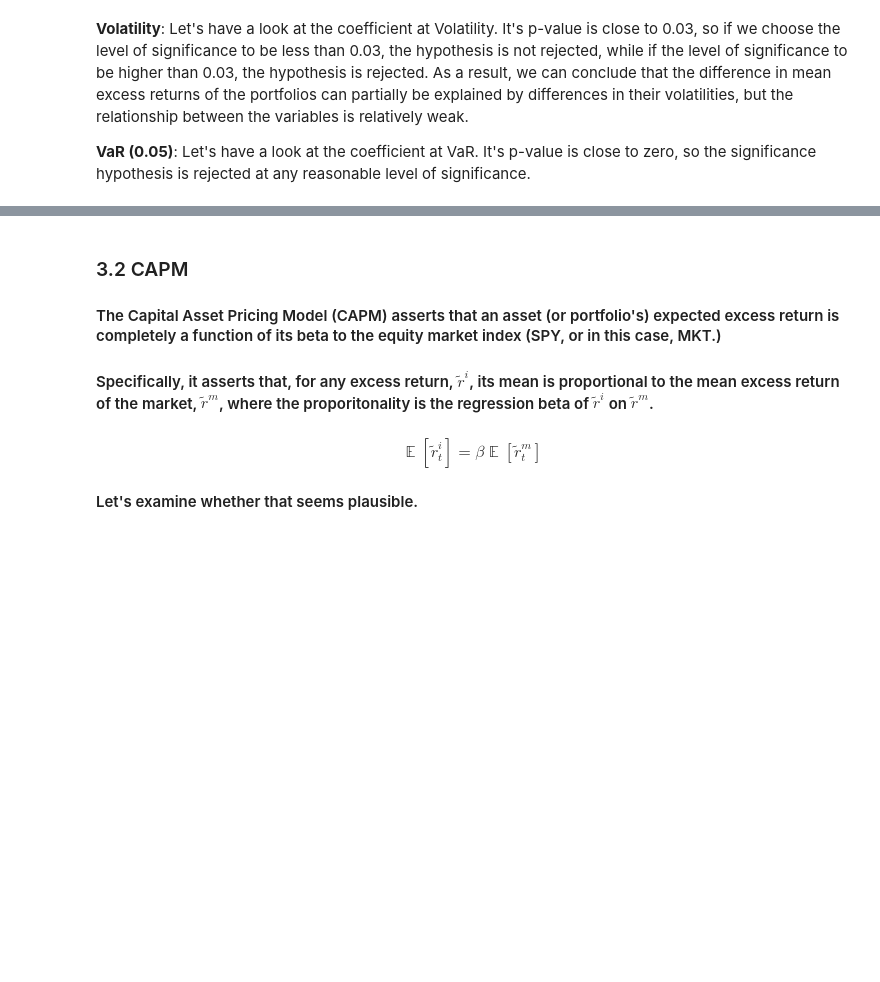
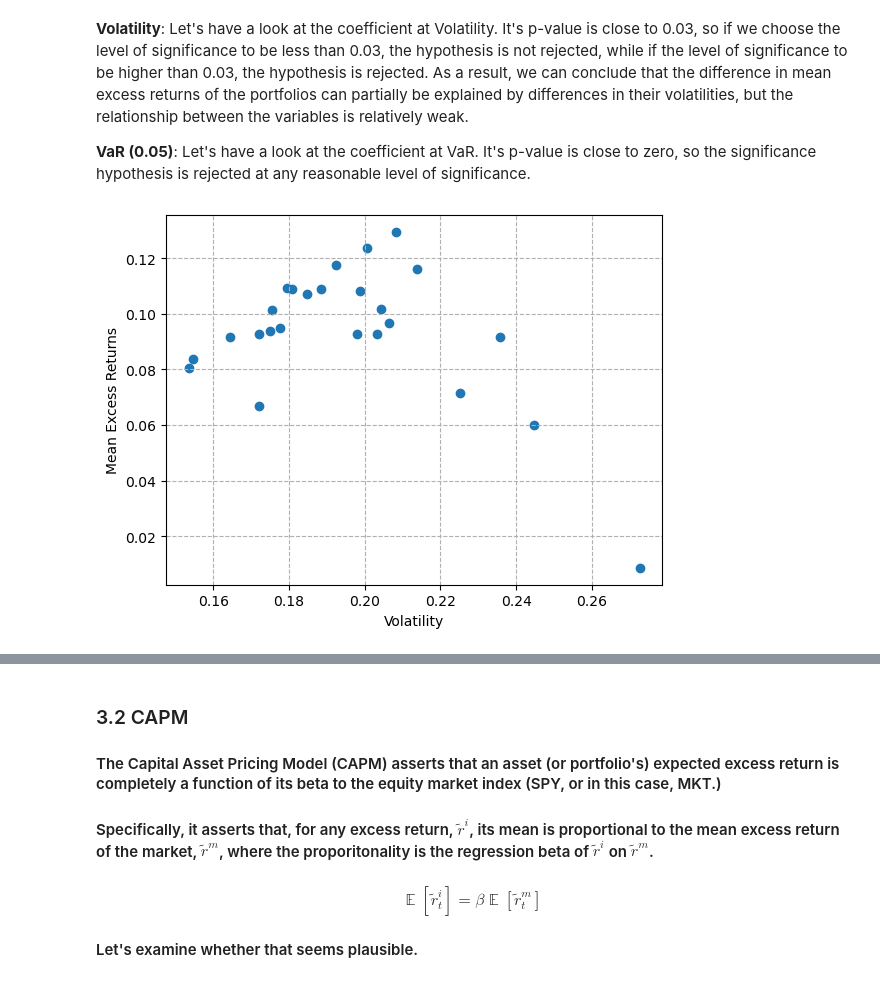
Before and after one commit to sstikhonov/Uchicago_PortfolioRiskManagement, a Jupyter notebook: homework/Homework 4.ipynb, the cells around one changed output, grey strips where cells are left out. Cells and saved outputs as stored; diff of their text form; code cells hidden in the pictures; blank space fills up the shorter version.

```diff
--- a/homework/Homework 4.ipynb
+++ b/homework/Homework 4.ipynb
@@ -389,3 +389,10 @@ Notes:
 **Volatility**: Let's have a look at the coefficient at Volatility. It's p-value is close to 0.03, so if we choose the level of significance to be less than 0.03, the hypothesis is not rejected, while if the level of significance to be higher than 0.03, the hypothesis is rejected. As a result, we can conclude that the difference in mean excess returns of the portfolios can partially be explained by differences in their volatilities, but the relationship between the variables is relatively weak.
 
 **VaR (0.05)**: Let's have a look at the coefficient at VaR. It's p-value is close to zero, so the significance hypothesis is rejected at any reasonable level of significance.
+# %%
+plt.scatter(port_summary['Volatility'], port_summary['Mean'])
+plt.grid(visible=1, linestyle='--')
+plt.xlabel("Volatility")
+plt.ylabel("Mean Excess Returns");
+# %% [output]
+[figure, added]
```
Also changed, not shown: parts of 11 cells of this notebook.
